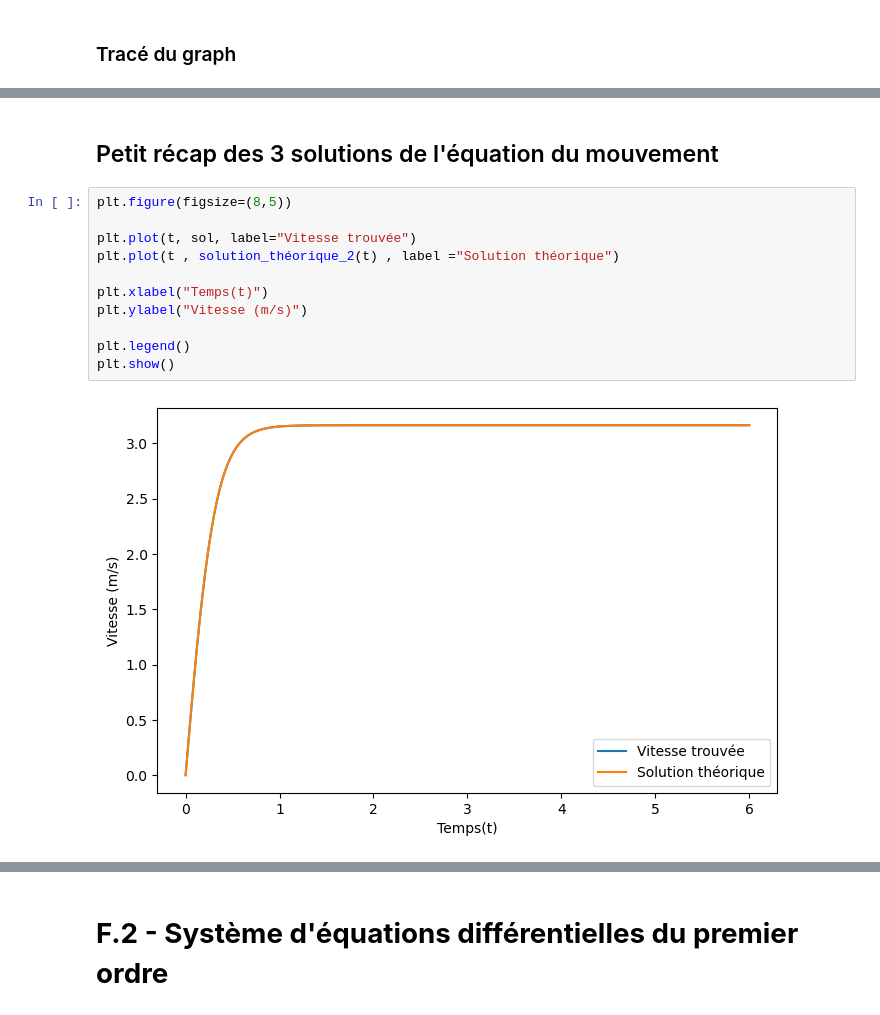
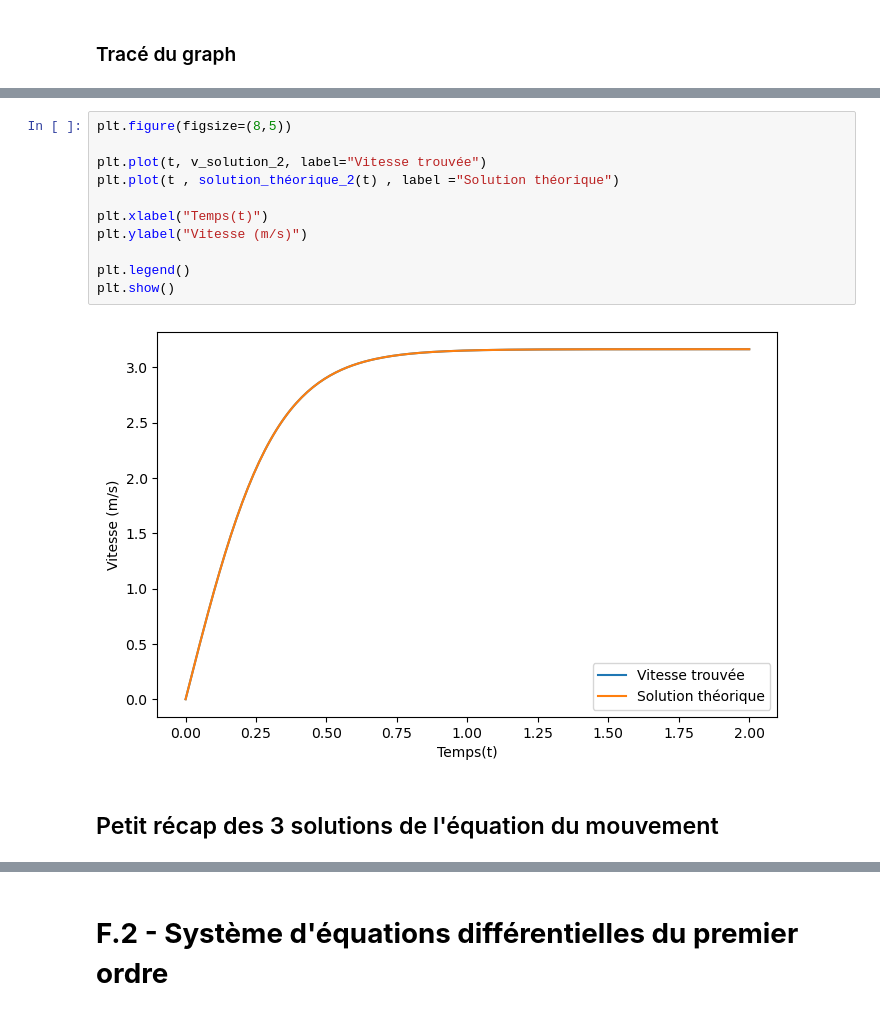
Before and after one commit to Brice-KENGNI-ZANGUIM/Python-pour-les-Mathematiques, a Jupyter notebook: Bibliothèque Scipy.ipynb, the cells around one changed output, grey strips where cells are left out. Drawn from its saved outputs; the diff is of its cells as text.

```diff
--- a/Bibliothèque Scipy.ipynb
+++ b/Bibliothèque Scipy.ipynb
@@ -611,15 +596,15 @@ plt.show()
-# %% [markdown]
-<h2> Petit récap des 3 solutions de l'équation du mouvement
 # %%
 plt.figure(figsize=(8,5))
 
-plt.plot(t, sol, label="Vitesse trouvée")
+plt.plot(t, v_solution_2, label="Vitesse trouvée")
 plt.plot(t , solution_théorique_2(t) , label ="Solution théorique")
 
 plt.xlabel("Temps(t)")
 plt.ylabel("Vitesse (m/s)")
 
 plt.legend()
 plt.show()
 # %% [output]
-[figure, old version]
+[figure, new version]
+# %% [markdown]
+<h2> Petit récap des 3 solutions de l'équation du mouvement
```
Also changed, not shown: parts of 18 cells of this notebook.
